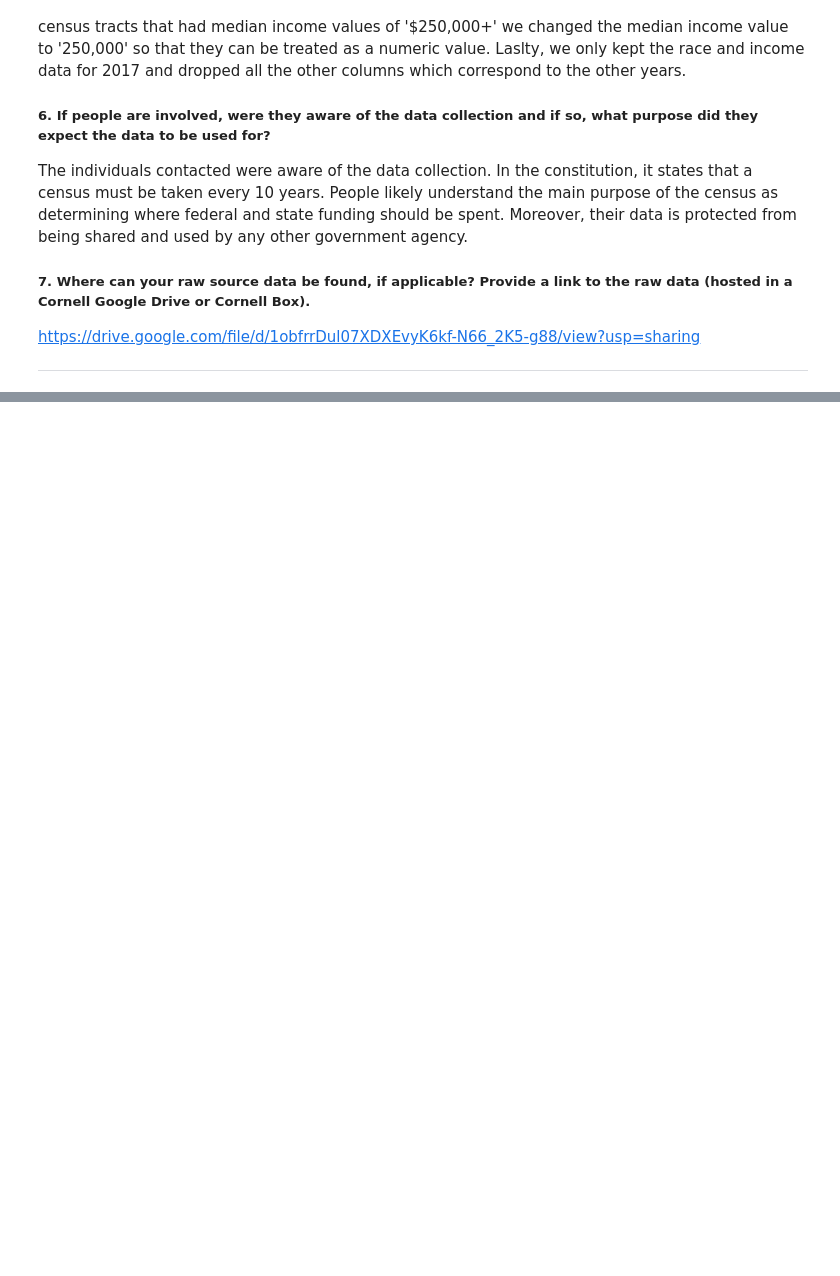
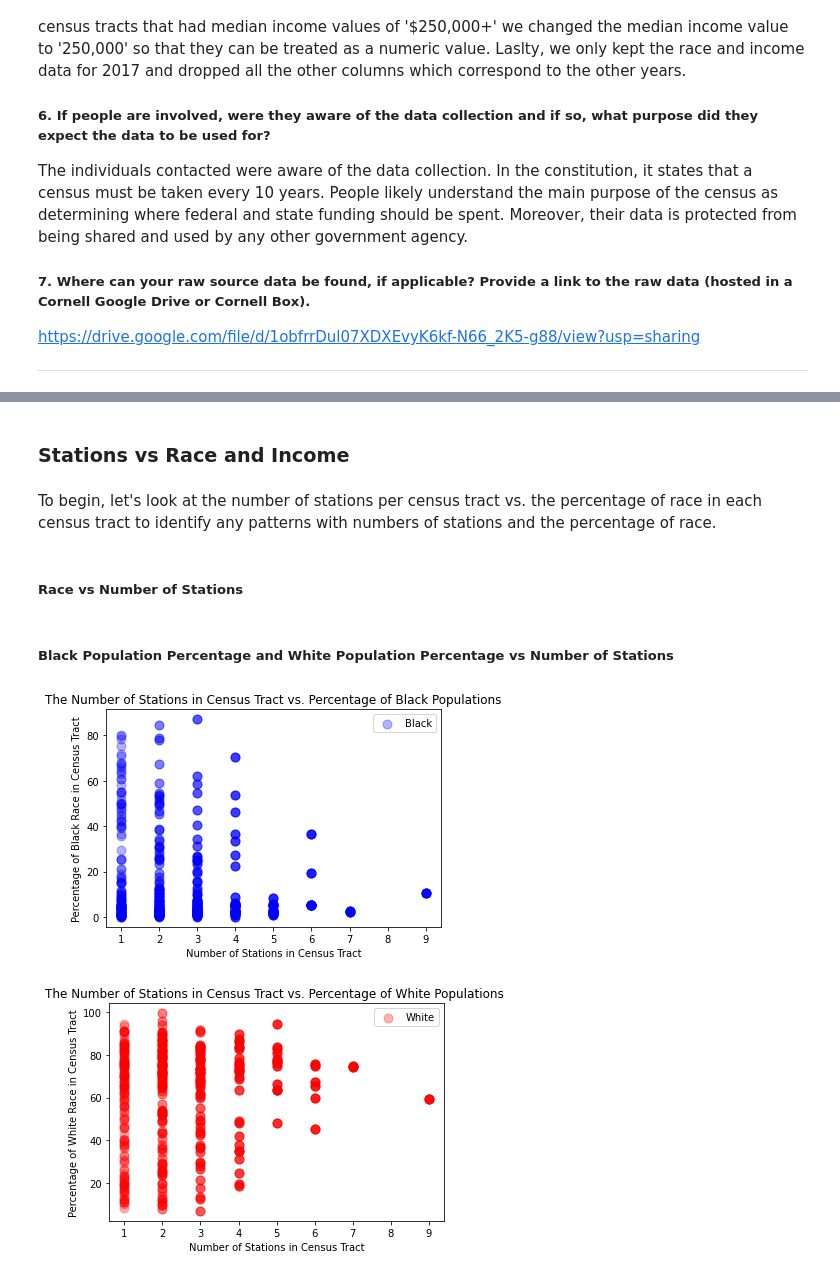
Before and after one commit to shljessie/INFO-2950, a Jupyter notebook: project_phase_submissions/final.ipynb, the cells around one changed output, grey strips where cells are left out. Cells and saved outputs as stored; diff of their text form; code cells hidden in the pictures; blank space fills up the shorter version.

```diff
--- a/project_phase_submissions/final.ipynb
+++ b/project_phase_submissions/final.ipynb
@@ -269,0 +389,40 @@ _________
+# %% [markdown]
+### Stations vs Race and Income
+# %%
+race_income_df['other_pct'] = 100*(race_income_df['2017_other_population'] / race_income_df['2017_population'])
+# Combining the race and stations
+race_st_df = (race_income_df.set_index('geoid')).join((stations_df.set_index('geoid')),how='inner')
+race_st_df['geoid'] = race_st_df.index
+race_st_df.reset_index(drop=True,inplace=True)
+# Counting the number of stations per geoid
+stations =race_st_df.groupby('geoid')[['station_id']].count()
+stations.rename(columns={'station_id':'num_stations'},inplace=True)
+stations.reset_index(inplace=True)
+race_st_df = race_st_df.set_index('geoid').join(stations.set_index('geoid'),how='inner')
+race_st_df.reset_index()
+race_st_df[:1]
+race_st_df.shape
+# assigning the majority race based on the max percentage race in each geoid
+race_st_df['majority_race'] = race_st_df[['white_pct','black_pct','asian_pct', 'other_pct']].idxmax(axis=1)
+# %% [markdown]
+ To begin, let's look at the number of stations per census tract vs. the percentage of race in each census tract to identify any patterns with numbers of stations and the percentage of race.
+# %% [markdown]
+##### Race vs Number of Stations
+# %% [markdown]
+##### Black Population Percentage and White Population Percentage vs Number of Stations
+# %%
+plt.scatter(x = race_st_df['num_stations'], y = race_st_df['black_pct'], color = "blue", s = 80, alpha = .3, label = "Black")
+plt.xlabel("Number of Stations in Census Tract")
+plt.ylabel("Percentage of Black Race in Census Tract")
+plt.title("The Number of Stations in Census Tract vs. Percentage of Black Populations")
+plt.legend()
+plt.show()
+plt.scatter(x = race_st_df['num_stations'], y = race_st_df['white_pct'], color = "red", s = 80, alpha= .3, label = "White")
+plt.xlabel("Number of Stations in Census Tract")
+plt.ylabel("Percentage of White Race in Census Tract")
+plt.title("The Number of Stations in Census Tract vs. Percentage of White Populations ")
+plt.legend()
+plt.show()
+# %% [output]
+[figure, added]
+[figure, added]
```
Also changed, not shown: parts of 15 cells of this notebook, 1 other file.
